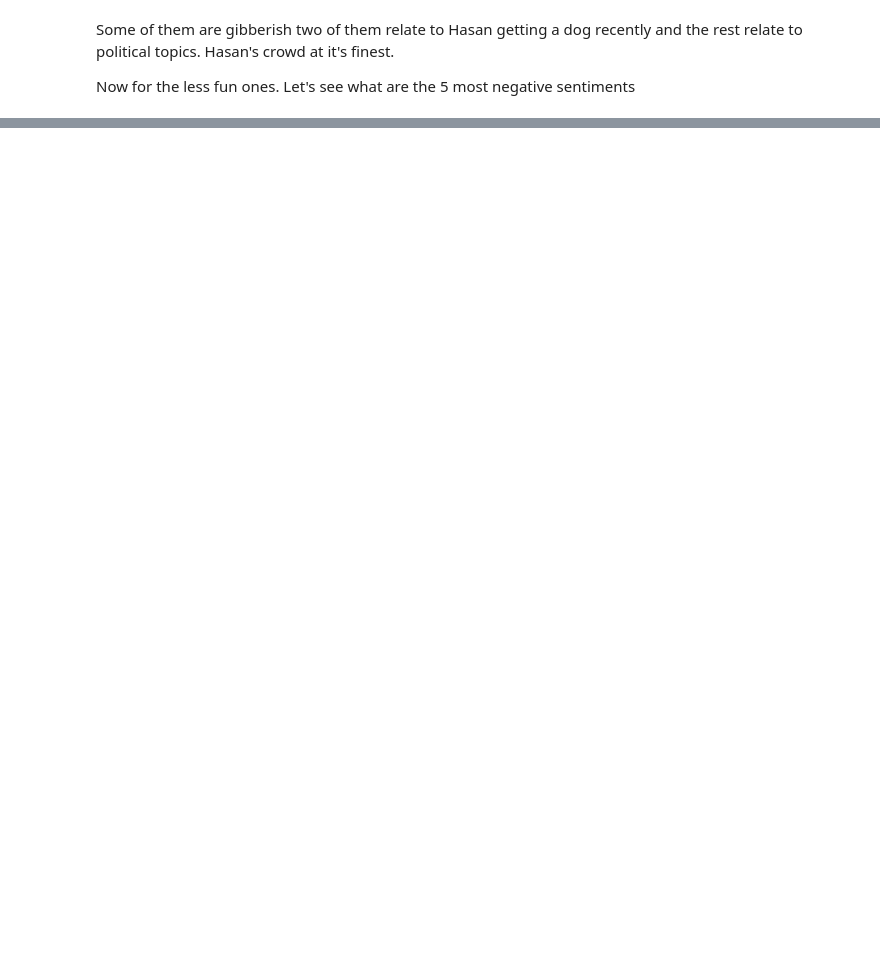
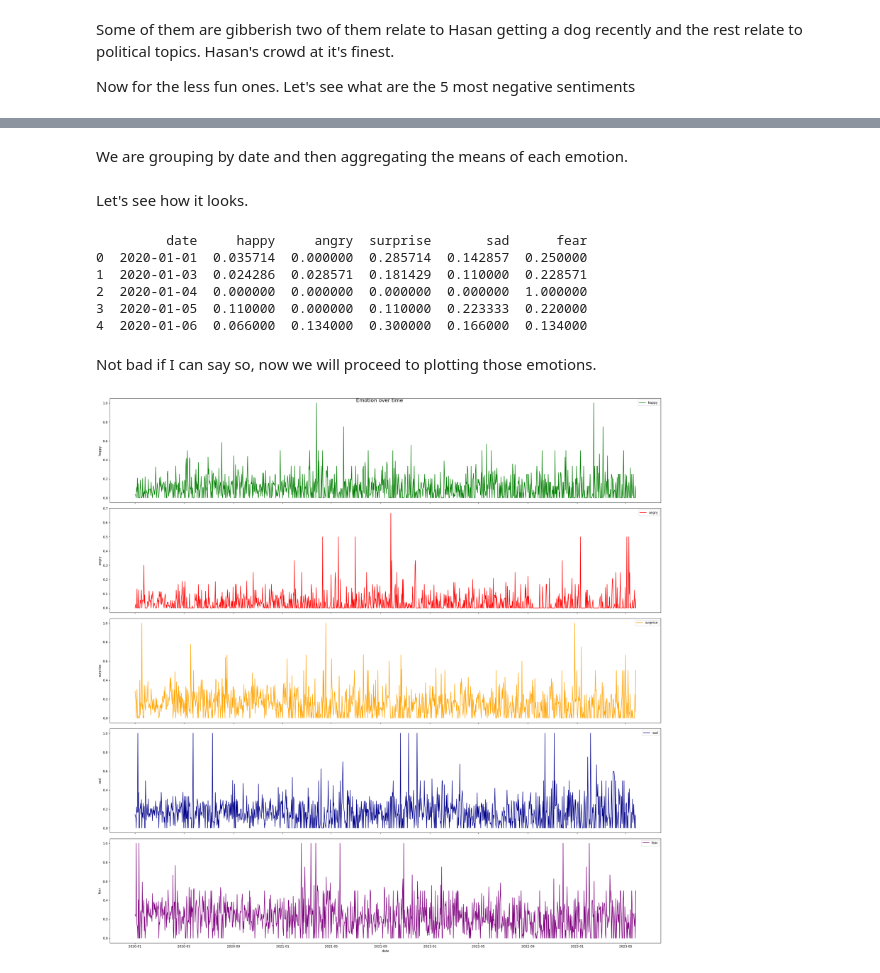
Before and after one commit to hubcio2115/ai, a Jupyter notebook: projekt3/main.ipynb, the cells around one changed output, grey strips where cells are left out. Saved outputs shown, nothing was run; the diff lists cells and outputs as text; code cells hidden in the pictures; blank space fills up the shorter version.

```diff
--- a/projekt3/main.ipynb
+++ b/projekt3/main.ipynb
@@ -359,7 +341,8 @@ Some of them are gibberish two of them relate to Hasan getting a dog recently an
 
 Now for the less fun ones. Let's see what are the 5 most negative sentiments
 # %%
-most_positive_replies = replies_to_hasan.sort_values(by='sentiment', ascending=True)[:5]
+most_positive_replies = replies_to_hasan.sort_values(
+    by='sentiment', ascending=True)[:5]
 
 for i in range(most_positive_replies.shape[0]):
     print(f"{i+1}. {most_positive_replies.iloc[i]['renderedContent']}")
@@ -373,0 +450,3 @@ Wow, three of them relate to guns in US. One is about the war in Ukraine and the
+# %%
+# Read it from json
+emotion_df = pd.read_json("emotions.json")
@@ -373,0 +455,63 @@ Wow, three of them relate to guns in US. One is about the war in Ukraine and the
+# %%
+emotion_df['happy'] = emotion_df['emotion'].apply(lambda x: x['Happy'])
+emotion_df['angry'] = emotion_df['emotion'].apply(lambda x: x['Angry'])
+emotion_df['surprise'] = emotion_df['emotion'].apply(lambda x: x['Surprise'])
+emotion_df['sad'] = emotion_df['emotion'].apply(lambda x: x['Sad'])
+emotion_df['fear'] = emotion_df['emotion'].apply(lambda x: x['Fear'])
+# %% [markdown]
+We are grouping by date and then aggregating the means of each emotion.
+# %%
+grouped_emotion_df = emotion_df.groupby(emotion_df['date'].dt.date)
+grouped_emotion_df = grouped_emotion_df.agg(
+    {'happy': 'mean', 'angry': 'mean', 'surprise': 'mean', 'sad': 'mean', 'fear': 'mean'})
+
+grouped_emotion_df = grouped_emotion_df.sort_values(by=['date'])
+grouped_emotion_df = grouped_emotion_df.reset_index()
+# %% [markdown]
+Let's see how it looks.
+# %%
+print(grouped_emotion_df.head(5))
+# %% [output]
+         date     happy     angry  surprise       sad      fear
+0  2020-01-01  0.035714  0.000000  0.285714  0.142857  0.250000
+1  2020-01-03  0.024286  0.028571  0.181429  0.110000  0.228571
+2  2020-01-04  0.000000  0.000000  0.000000  0.000000  1.000000
+3  2020-01-05  0.110000  0.000000  0.110000  0.223333  0.220000
+4  2020-01-06  0.066000  0.134000  0.300000  0.166000  0.134000
+# %% [markdown]
+Not bad if I can say so, now we will proceed to plotting those emotions.
+# %%
+# plt.figure(figsize=(25, 5))
+
+# colors = ['green', 'red', 'orange', 'darkblue', 'purple']
+
+# for i, emotion in enumerate(grouped_emotion_df.columns[1:]):
+#     plt.plot(grouped_emotion_df['date'], grouped_emotion_df[emotion], color=colors[i], label=emotion)
+
+# plt.xlabel('date')
+# plt.ylabel('emotion')
+# plt.title('emotion over time')
+# plt.xticks(grouped_emotion_df['date'][::15], rotation=45)
+# plt.legend()
+# plt.show()
+
+num_emotions = len(grouped_emotion_df.columns[1:])
+fig, axes = plt.subplots(num_emotions, 1, figsize=(
+    25, 5*num_emotions), sharex=True)
+
+colors = ['green', 'red', 'orange', 'darkblue', 'purple']
+
+for i, emotion in enumerate(grouped_emotion_df.columns[1:]):
+    axes[i].plot(grouped_emotion_df['date'],
+                 grouped_emotion_df[emotion], color=colors[i], label=emotion)
+    axes[i].set_ylabel(emotion)
+    axes[i].legend()
+
+plt.xlabel('date')
+plt.suptitle('Emotion over time', fontsize=16)
+
+plt.tight_layout()
+
+plt.show()
+# %% [output]
+[figure, added]
```
Also changed, not shown: parts of 30 cells of this notebook, 2 other files.
